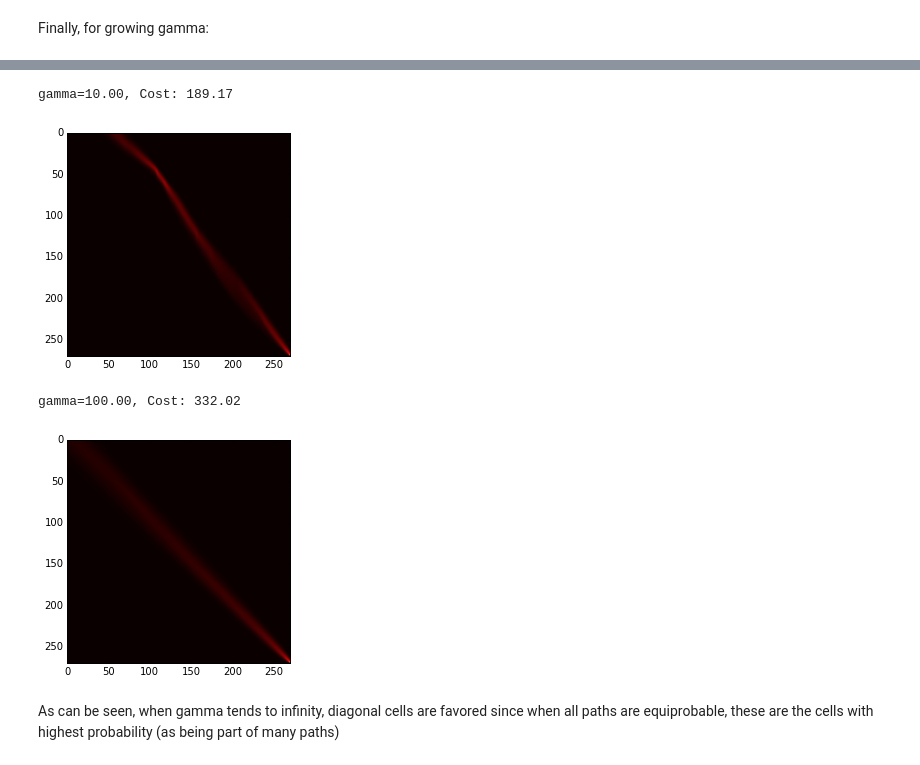
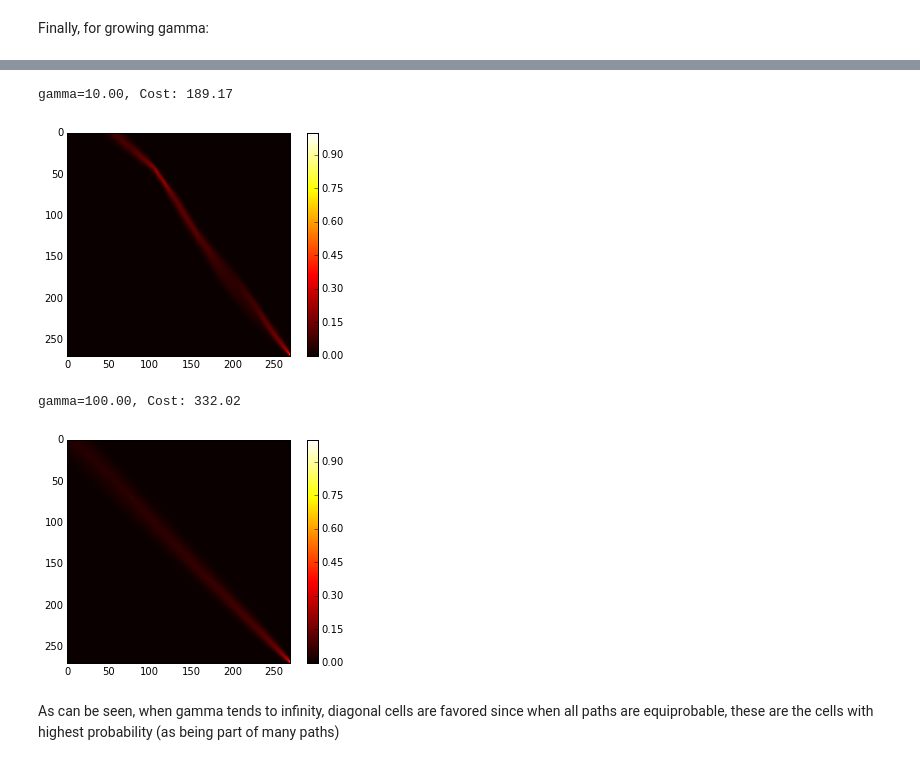
Before and after one commit to rtavenar/LR-DTW, a Jupyter notebook: notebooks/p_dtw_test.ipynb, the cells around one changed output, grey strips where cells are left out. Cells and saved outputs as stored; diff of their text form; code cells hidden in the pictures.

```diff
--- a/notebooks/p_dtw_test.ipynb
+++ b/notebooks/p_dtw_test.ipynb
@@ -84,20 +86,22 @@ gamma=1.00, Cost: 81.75
 # %%
 gamma = 10.
 cost, probas = p_dtw(s_x=s_x.reshape((-1, 1)), s_y=s_y.reshape((-1, 1)), gamma=gamma)
 print("gamma=%.2f, Cost: %.2f" % (gamma, cost))
 m = p_dtw_backtrace(probas)
 im = pylab.imshow(m, cmap=cm.hot)
+_ = pylab.colorbar()
 # %% [output]
 gamma=10.00, Cost: 189.17
-[figure, old version]
+[figure, new version]
 # %%
 gamma = 100.
 cost, probas = p_dtw(s_x=s_x.reshape((-1, 1)), s_y=s_y.reshape((-1, 1)), gamma=gamma)
 print("gamma=%.2f, Cost: %.2f" % (gamma, cost))
 m = p_dtw_backtrace(probas)
 im = pylab.imshow(m, cmap=cm.hot)
+_ = pylab.colorbar()
 # %% [output]
 gamma=100.00, Cost: 332.02
-[figure, old version]
+[figure, new version]
 # %% [markdown]
 As can be seen, when gamma tends to infinity, diagonal cells are favored since when all paths are equiprobable, these are the cells with highest probability (as being part of many paths)
```
Also changed, not shown: parts of 2 cells of this notebook.
